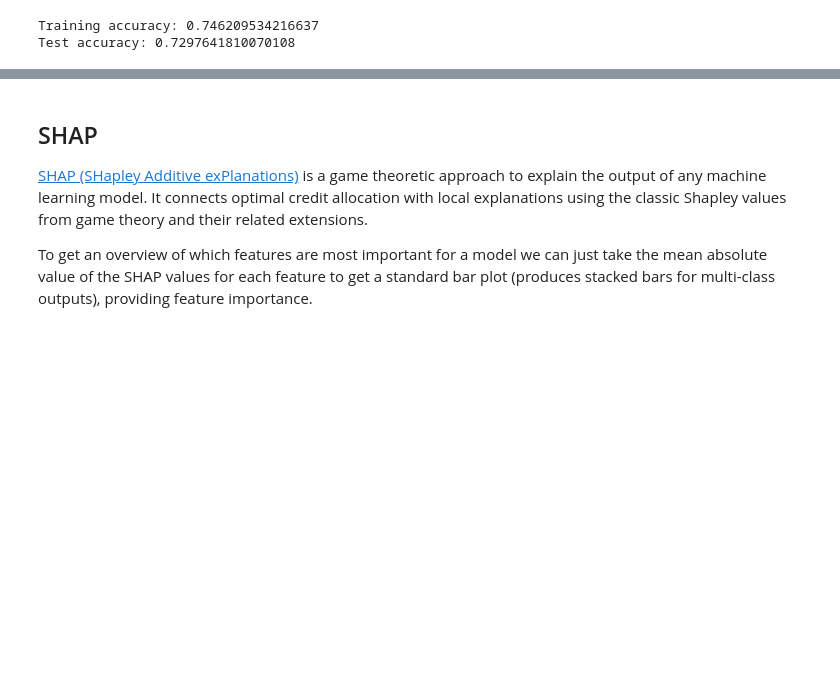
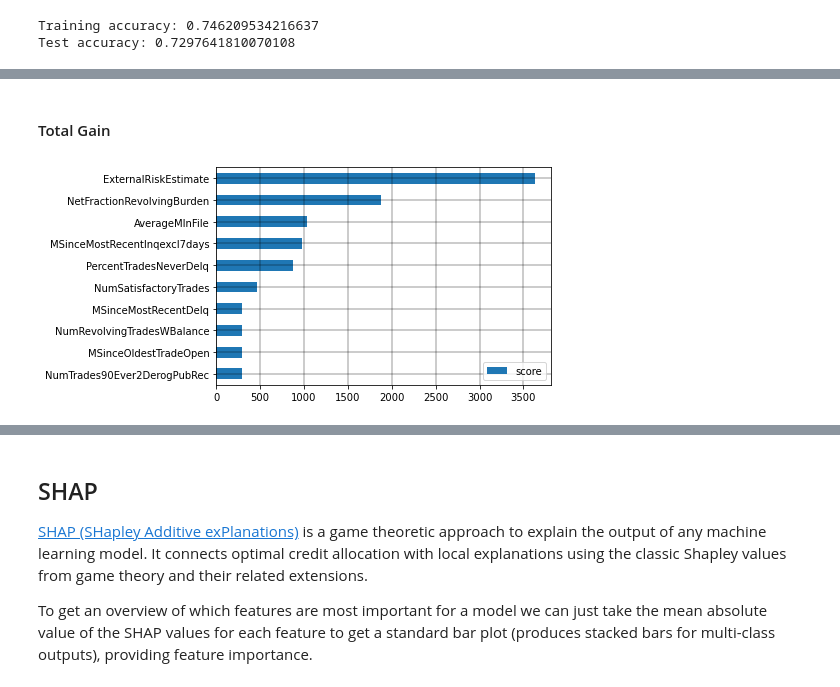
Before and after one commit to gianluigilopardo/HELOC-Credit-Approval, a Jupyter notebook: heloc.ipynb, the cells around one changed output, grey strips where cells are left out. Cells and saved outputs as stored; diff of their text form; code cells hidden in the pictures; blank space fills up the shorter version.

```diff
--- a/heloc.ipynb
+++ b/heloc.ipynb
@@ -126,0 +140,6 @@ plt.show()
+# %% [markdown]
+#### Total Gain
+# %%
+features_importance(xgb_mod, 'total_gain')
+# %% [output]
+[figure, added]
```
Also changed, not shown: parts of 15 cells of this notebook, 1 other file.
